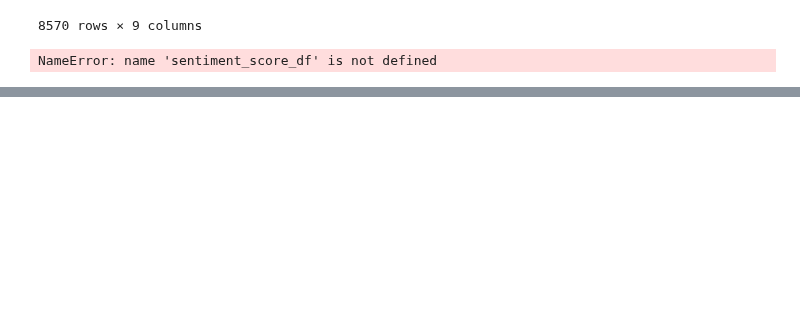
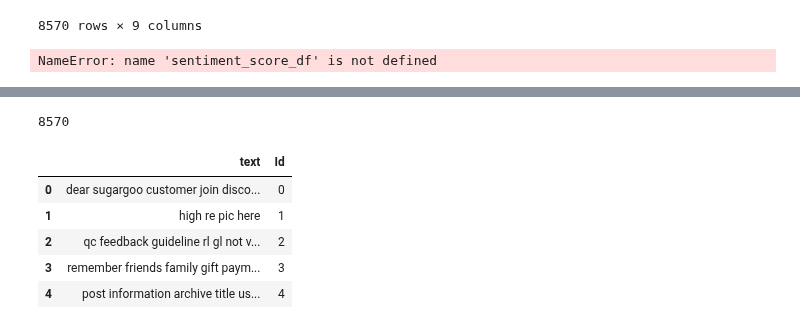
Before and after one commit to HuanSunGo/Quantilope_Core, a Jupyter notebook: src/reddit_analysis/Key_Word_Reddit_API_Aug_Sept-3.ipynb, the cells around one changed output, grey strips where cells are left out. Saved outputs shown, nothing was run; the diff lists cells and outputs as text; code cells hidden in the pictures; blank space fills up the shorter version.

```diff
--- a/src/reddit_analysis/Key_Word_Reddit_API_Aug_Sept-3.ipynb
+++ b/src/reddit_analysis/Key_Word_Reddit_API_Aug_Sept-3.ipynb
@@ -22,6 +22,7 @@ reddit = praw.Reddit(client_id='jt4hWsKS8poo7txQtBXSAw',
 # Import reddit_all_brands_extract.csv
 
 sentiment_score_df = pd.read_csv('./reddit_all_brands_extract.csv',index_col=[0] )
+df = pd.read_csv('./reddit_all_brands_extract.csv',index_col=[0] )
 # %%
 sentiment_score_df.head()
 # %% [output]
@@ -504,0 +585,3 @@ NameError: name 'sentiment_score_df' is not defined
+# %%
+text_raw = df['text']
+text_raw.head()
@@ -504,0 +611,11 @@ NameError: name 'sentiment_score_df' is not defined
+# %%
+# Function for converting emoticons into word
+from emot.emo_unicode import EMOTICONS_EMO
+def convert_emoticons(text):
+    for emot in EMOTICONS_EMO:
+        text = text.replace(emot, EMOTICONS_EMO[emot].replace(" ","_"))
+    return text
+
+
+text = "Hello :-) :-)"
+convert_emoticons(text)
@@ -504,0 +752,19 @@ NameError: name 'sentiment_score_df' is not defined
+# %%
+# implement on the whole text files
+text_clean_object = text_raw.apply(lambda text: clean_text_lemma(text))
+# %%
+len(text_clean_object)
+# %% [output]
+8570
+# %%
+# convert the clean dataset into dataframe
+text_clean = pd.DataFrame(text_clean_object)
+text_clean['Id'] = [num for num in range(0,len(text_clean_object))]
+text_clean.head()
+# %% [output]
+|  | text | Id |
+| 0 | dear sugargoo customer join disco... | 0 |
+| 1 | high re pic here | 1 |
+| 2 | qc feedback guideline rl gl not v... | 2 |
+| 3 | remember friends family gift paym... | 3 |
+| 4 | post information archive title us... | 4 |
```
Also changed, not shown: parts of 29 cells of this notebook.
